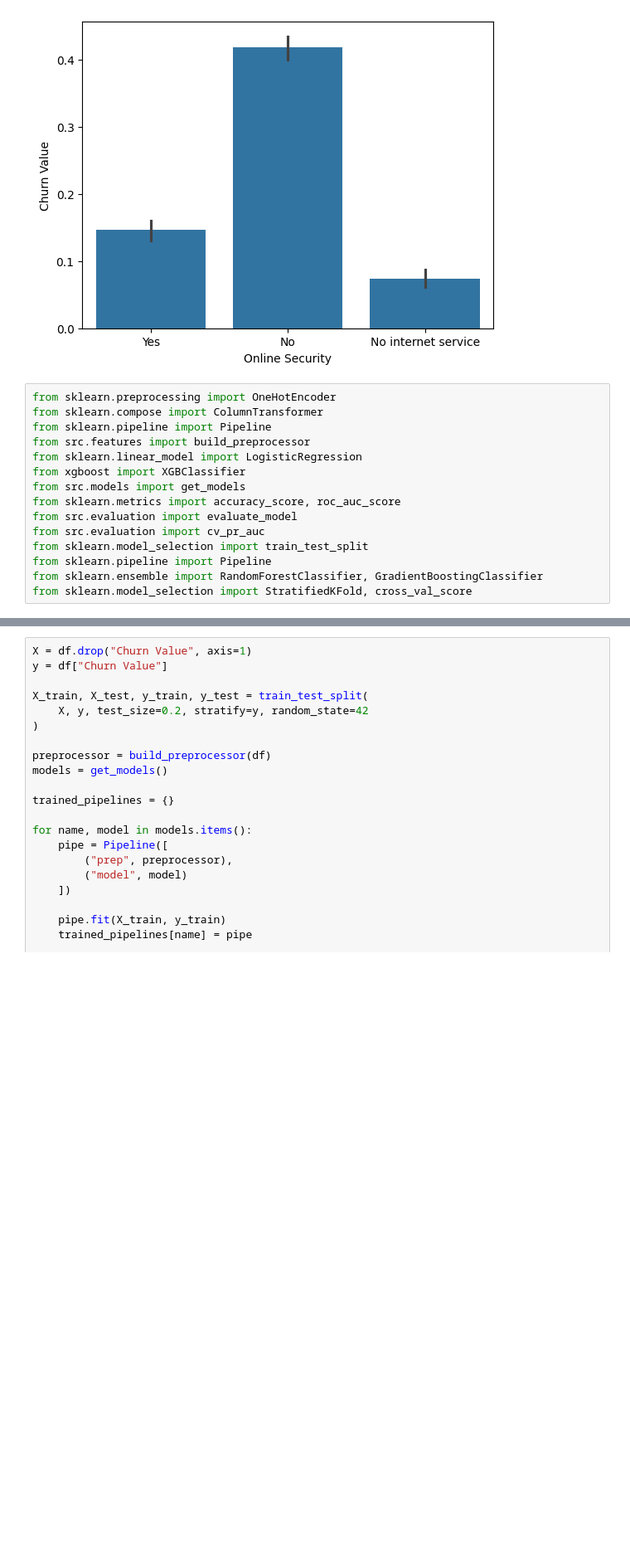
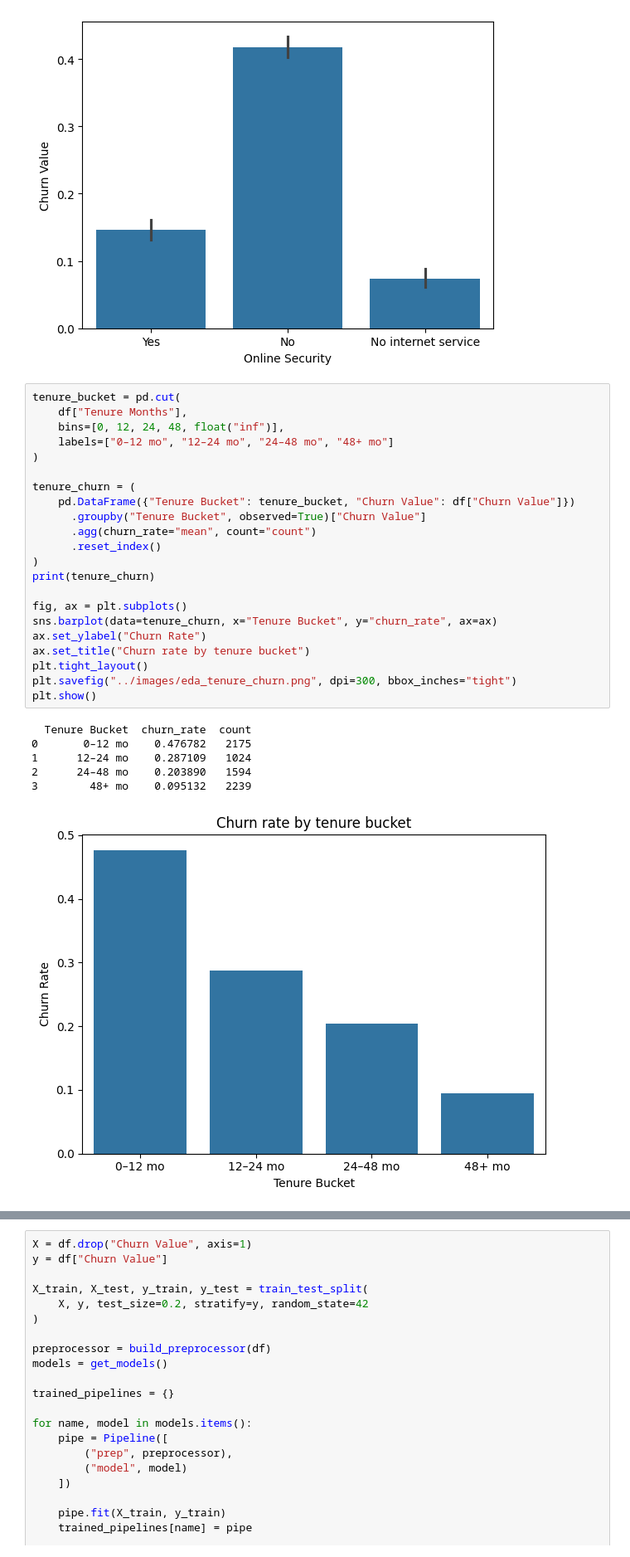
Before and after one commit to EvanW22/telco-churn-retention, a Jupyter notebook: notebooks/churn_analysis.ipynb, the cells around one changed output, grey strips where cells are left out. Shown at 83% size. Saved outputs shown, nothing was run; the diff lists cells and outputs as text; blank space fills up the shorter version.

```diff
--- a/notebooks/churn_analysis.ipynb
+++ b/notebooks/churn_analysis.ipynb
@@ -61,18 +92,32 @@ sns.barplot(data=df, x="Online Security", y="Churn Value")
 # %% [output]
 <Axes: xlabel='Online Security', ylabel='Churn Value'>
 [figure]
-# %%
-from sklearn.preprocessing import OneHotEncoder
-from sklearn.compose import ColumnTransformer
-from sklearn.pipeline import Pipeline
-from src.features import build_preprocessor
-from sklearn.linear_model import LogisticRegression
-from xgboost import XGBClassifier
-from src.models import get_models
-from sklearn.metrics import accuracy_score, roc_auc_score
-from src.evaluation import evaluate_model
-from src.evaluation import cv_pr_auc
-from sklearn.model_selection import train_test_split
-from sklearn.pipeline import Pipeline
-from sklearn.ensemble import RandomForestClassifier, GradientBoostingClassifier
-from sklearn.model_selection import StratifiedKFold, cross_val_score
+# %%
+tenure_bucket = pd.cut(
+    df["Tenure Months"],
+    bins=[0, 12, 24, 48, float("inf")],
+    labels=["0–12 mo", "12–24 mo", "24–48 mo", "48+ mo"]
+)
+
+tenure_churn = (
+    pd.DataFrame({"Tenure Bucket": tenure_bucket, "Churn Value": df["Churn Value"]})
+      .groupby("Tenure Bucket", observed=True)["Churn Value"]
+      .agg(churn_rate="mean", count="count")
+      .reset_index()
+)
+print(tenure_churn)
+
+fig, ax = plt.subplots()
+sns.barplot(data=tenure_churn, x="Tenure Bucket", y="churn_rate", ax=ax)
+ax.set_ylabel("Churn Rate")
+ax.set_title("Churn rate by tenure bucket")
+plt.tight_layout()
+plt.savefig("../images/eda_tenure_churn.png", dpi=300, bbox_inches="tight")
+plt.show()
+# %% [output]
+  Tenure Bucket  churn_rate  count
+0       0–12 mo    0.476782   2175
+1      12–24 mo    0.287109   1024
+2      24–48 mo    0.203890   1594
+3        48+ mo    0.095132   2239
+[figure, added]
```
Also changed, not shown: parts of 18 cells of this notebook, 11 other files.
